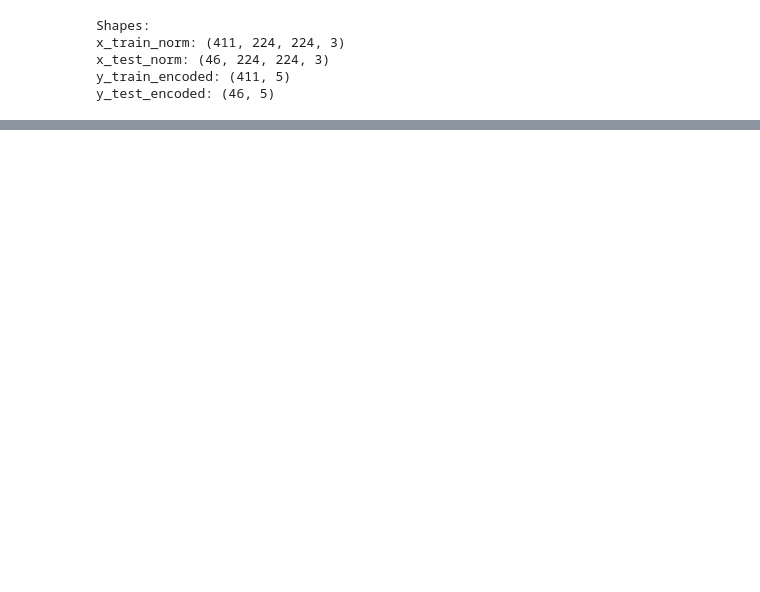
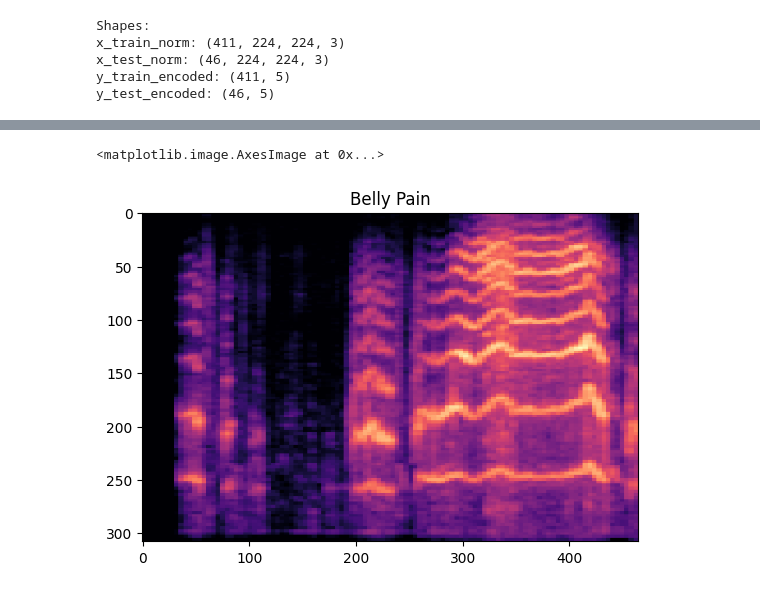
Before and after one commit to Deepak-Ragavendra/Smart_AI_Powered_Child_Safety_Jewelry, a Jupyter notebook: main.ipynb, the cells around one changed output, grey strips where cells are left out. Drawn from its saved outputs; the diff is of its cells as text; code cells hidden in the pictures; blank space fills up the shorter version.

```diff
--- a/main.ipynb
+++ b/main.ipynb
@@ -297,0 +330,6 @@ Predicted class: hungry, Confidence: 0.30
+# %%
+plt.title("Belly Pain")
+plt.imshow(Image.open("/content/processed/belly_pain/549a46d8-9c84-430e-ade8-97eae2bef787-1430130772174-1.7-m-48-bp.png"))
+# %% [output]
+<matplotlib.image.AxesImage at 0x...>
+[figure, added]
```
Also changed, not shown: parts of 32 cells of this notebook.
